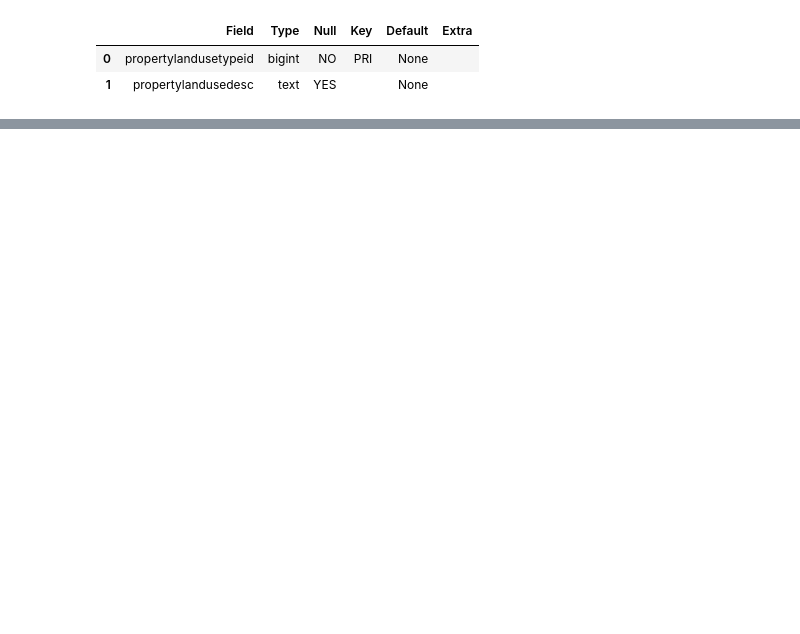
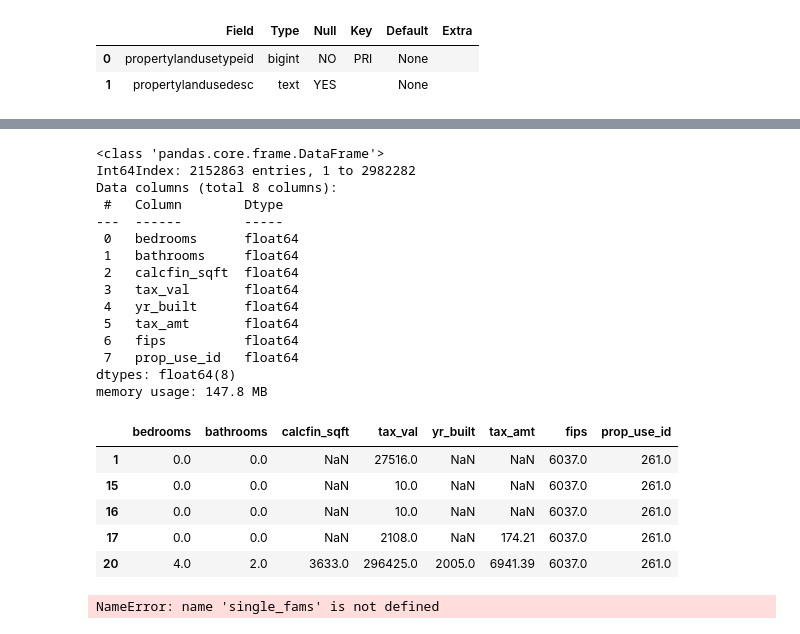
Before and after one commit to tarrencen/regression-exercises, a Jupyter notebook: wrangle.ipynb, the cells around one changed output, grey strips where cells are left out. Saved outputs shown, nothing was run; the diff lists cells and outputs as text; code cells hidden in the pictures; blank space fills up the shorter version.

```diff
--- a/wrangle.ipynb
+++ b/wrangle.ipynb
@@ -129,0 +216,34 @@ prop_types.shape
+# %%
+single_fams = prop_vals[prop_vals.prop_use_id == 261]
+single_fams.info()
+single_fams.head()
+# %% [output]
+<class 'pandas.core.frame.DataFrame'>
+Int64Index: 2152863 entries, 1 to 2982282
+Data columns (total 8 columns):
+ #   Column        Dtype
+---  ------        -----
+ 0   bedrooms      float64
+ 1   bathrooms     float64
+ 2   calcfin_sqft  float64
+ 3   tax_val       float64
+ 4   yr_built      float64
+ 5   tax_amt       float64
+ 6   fips          float64
+ 7   prop_use_id   float64
+dtypes: float64(8)
+memory usage: 147.8 MB
+|  | bedrooms | bathrooms | calcfin_sqft | tax_val | yr_built | tax_amt | fips | prop_use_id |
+| 1 | 0.0 | 0.0 | NaN | 27516.0 | NaN | NaN | 6037.0 | 261.0 |
+| 15 | 0.0 | 0.0 | NaN | 10.0 | NaN | NaN | 6037.0 | 261.0 |
+| 16 | 0.0 | 0.0 | NaN | 10.0 | NaN | NaN | 6037.0 | 261.0 |
+| 17 | 0.0 | 0.0 | NaN | 2108.0 | NaN | 174.21 | 6037.0 | 261.0 |
+| 20 | 4.0 | 2.0 | 3633.0 | 296425.0 | 2005.0 | 6941.39 | 6037.0 | 261.0 |
+# %%
+# output fips value counts (for whatever 'fips' is...)
+print(f'FIPS value counts:\n{single_fams.fips.value_counts()}')
+print('-------------')
+# output null ratios for single_fams subset
+print(f'Single family residential subset null ratios:\n{single_fams.isna().sum()}')
+# %% [output]
+NameError: name 'single_fams' is not defined
```
Also changed, not shown: parts of 18 cells of this notebook.
